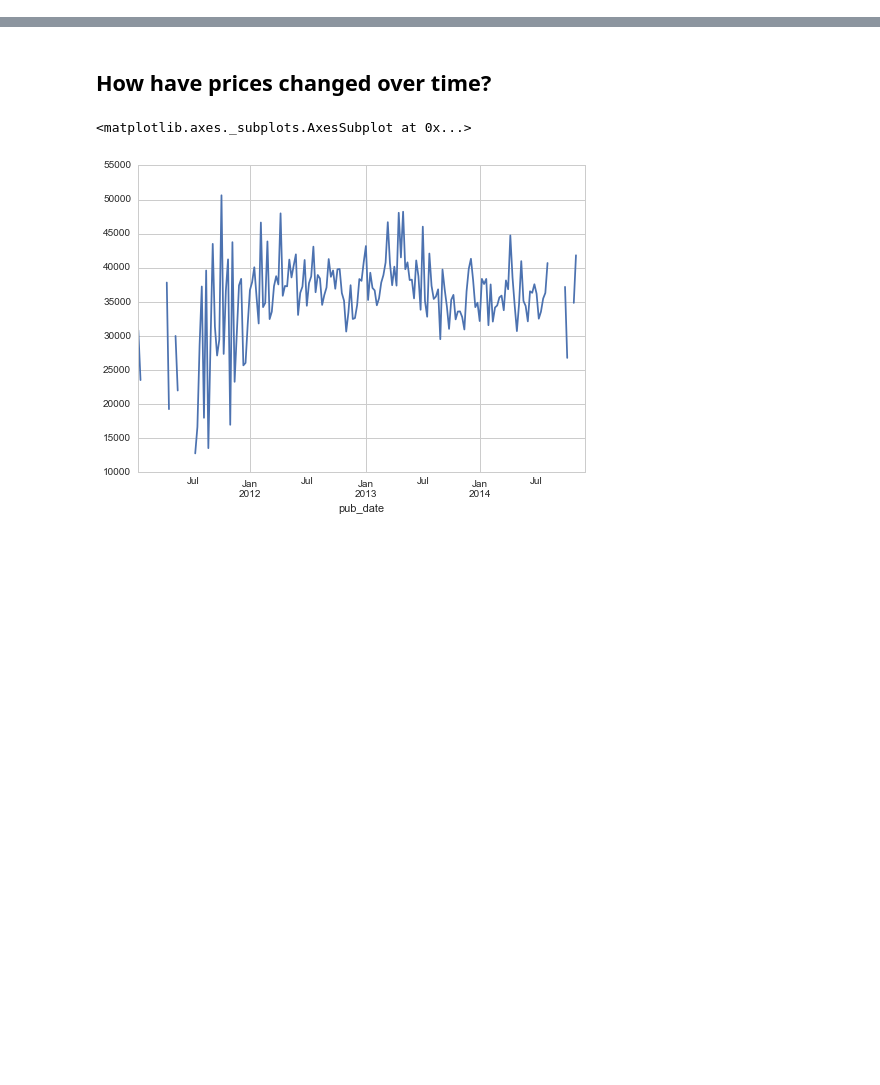
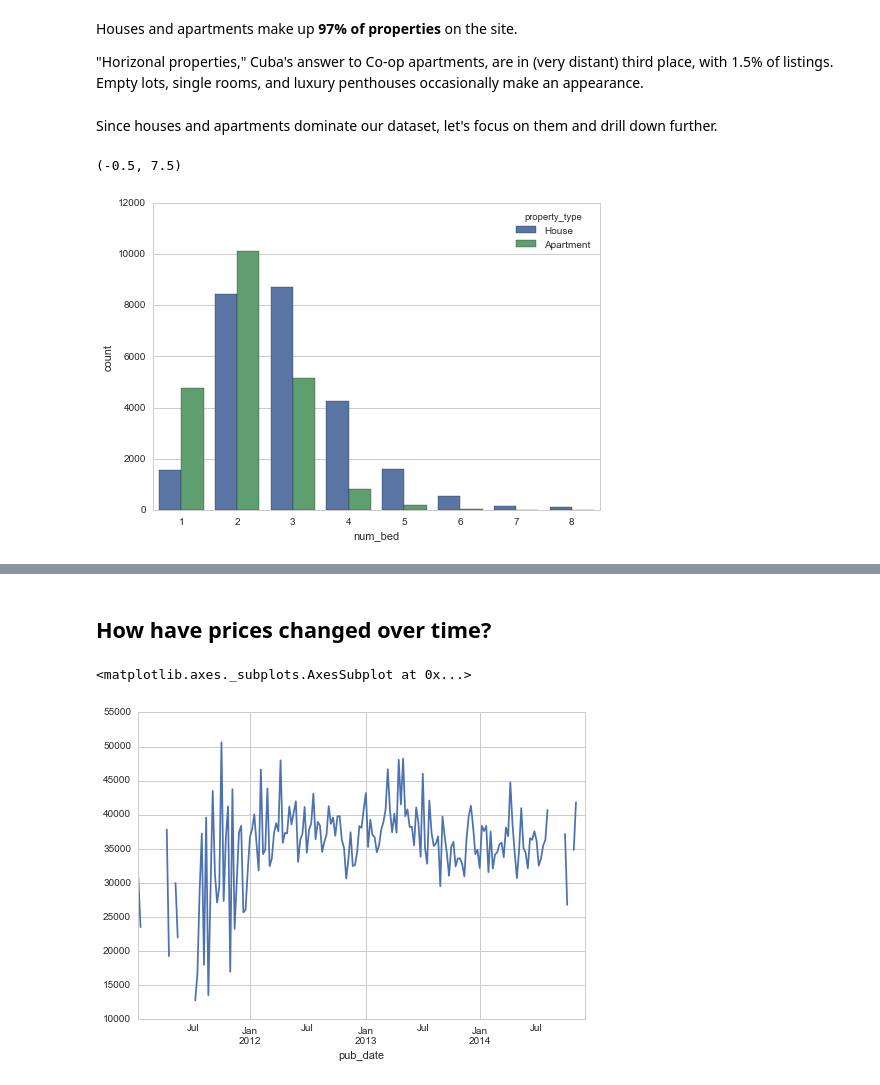
Before and after one commit to jpvelez/cubisima, a Jupyter notebook: notebooks/listing_analysis.ipynb, the cells around one changed output, grey strips where cells are left out. Saved outputs shown, nothing was run; the diff lists cells and outputs as text; code cells hidden in the pictures; blank space fills up the shorter version.

```diff
--- a/notebooks/listing_analysis.ipynb
+++ b/notebooks/listing_analysis.ipynb
@@ -99,0 +244,15 @@ listings_dt['count'].resample('W', how='sum').plot()
+# %% [markdown]
+Houses and apartments make up **97% of properties** on the site.
+
+"Horizonal properties," Cuba's answer to Co-op apartments, are in (very distant) third place, with 1.5% of listings. Empty lots, single rooms, and luxury penthouses occasionally make an appearance.
+# %% [markdown]
+Since houses and apartments dominate our dataset, let's focus on them and drill down further.
+# %%
+is_house = listings.property_type == 'Apartment'
+is_apt = listings.property_type == 'House'
+houses_and_apts = listings[is_house | is_apt]
+sns.countplot('num_bed', hue='property_type', data=houses_and_apts)
+plt.xlim((-.5,7.5))
+# %% [output]
+(-0.5, 7.5)
+[figure, added]
```
Also changed, not shown: parts of 66 cells of this notebook, 1 other file.
